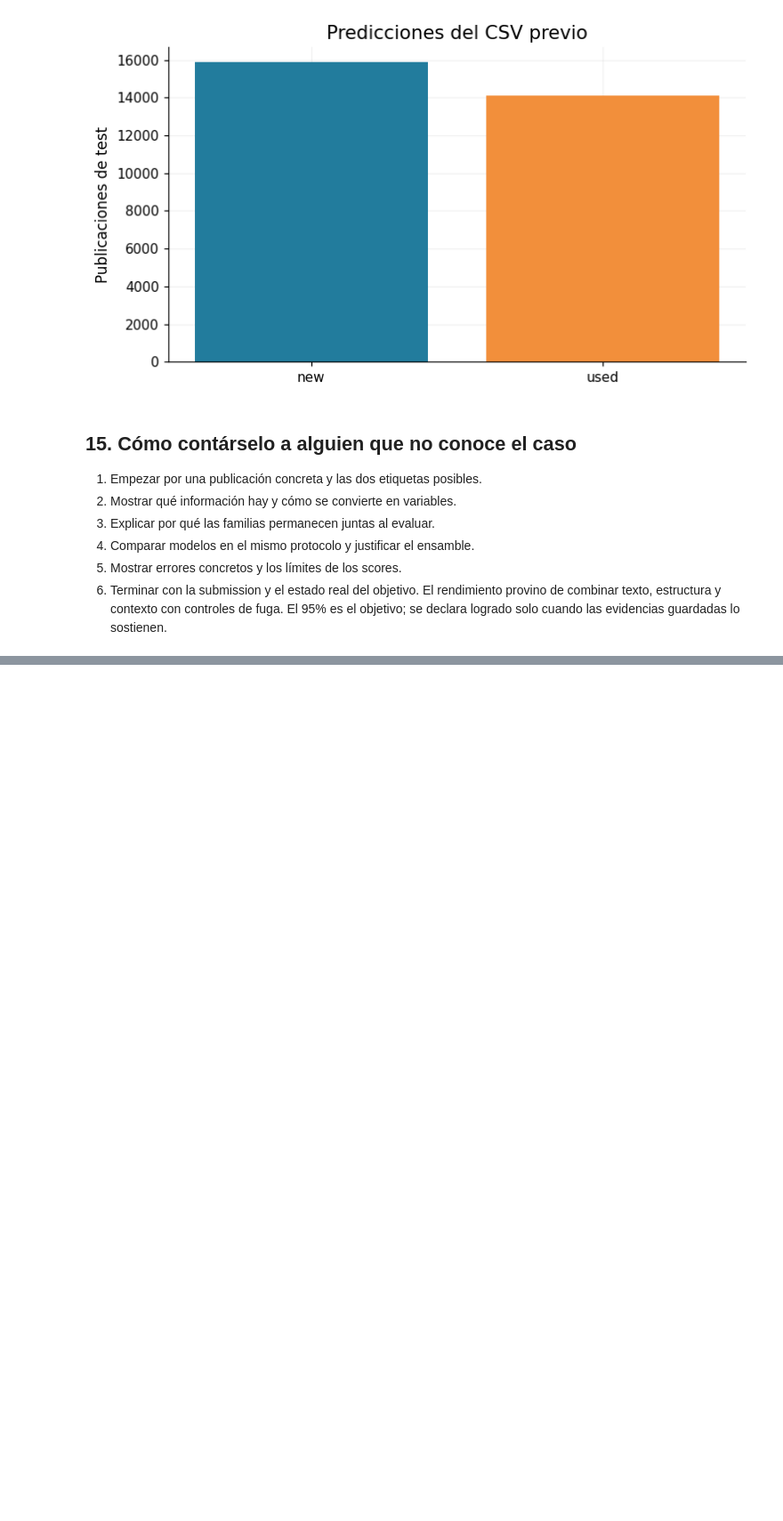
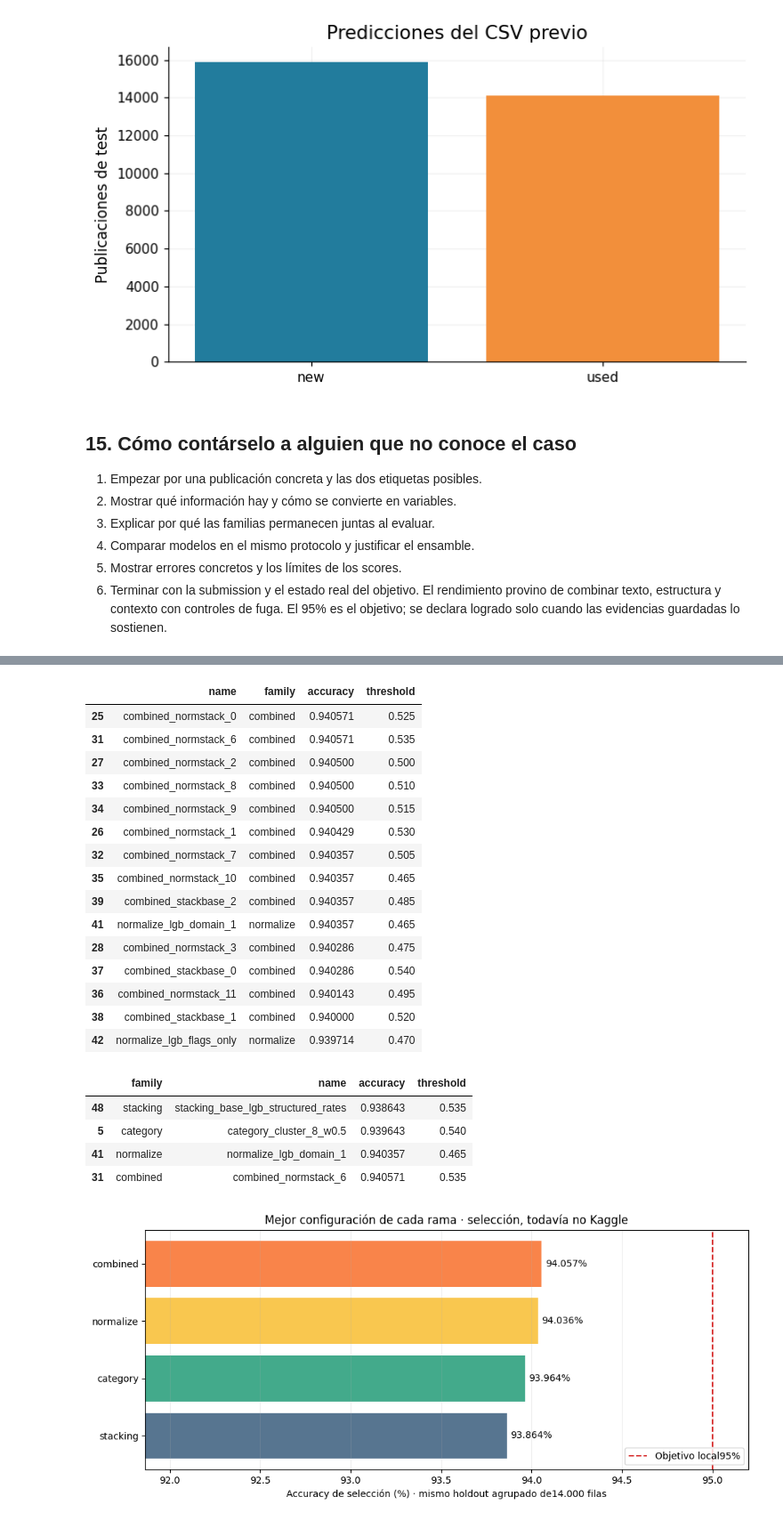
Before and after one commit to arirakowitba/tp_ap, a Jupyter notebook: notebooks/22_caso_desde_cero.ipynb, the cells around one changed output, grey strips where cells are left out. Shown at 89% size. Drawn from its saved outputs; the diff is of its cells as text; code cells hidden in the pictures; blank space fills up the shorter version.

```diff
--- a/notebooks/22_caso_desde_cero.ipynb
+++ b/notebooks/22_caso_desde_cero.ipynb
@@ -271,0 +286,29 @@ El rendimiento provino de combinar texto, estructura y contexto con controles de
+# %%
+OUT3=ROOT/'results/round_v3'
+from round3_visuals import summarize,overview,ablations,embedding_atlas,frozen_evaluation
+round3_table=summarize(OUT3)
+display(round3_table[[c for c in ['name','family','accuracy','threshold'] if c in round3_table]].head(15))
+display(overview(OUT3))
+# %% [output]
+|  | name | family | accuracy | threshold |
+| 25 | combined_normstack_0 | combined | 0.940571 | 0.525 |
+| 31 | combined_normstack_6 | combined | 0.940571 | 0.535 |
+| 27 | combined_normstack_2 | combined | 0.940500 | 0.500 |
+| 33 | combined_normstack_8 | combined | 0.940500 | 0.510 |
+| 34 | combined_normstack_9 | combined | 0.940500 | 0.515 |
+| 26 | combined_normstack_1 | combined | 0.940429 | 0.530 |
+| 32 | combined_normstack_7 | combined | 0.940357 | 0.505 |
+| 35 | combined_normstack_10 | combined | 0.940357 | 0.465 |
+| 39 | combined_stackbase_2 | combined | 0.940357 | 0.485 |
+| 41 | normalize_lgb_domain_1 | normalize | 0.940357 | 0.465 |
+| 28 | combined_normstack_3 | combined | 0.940286 | 0.475 |
+| 37 | combined_stackbase_0 | combined | 0.940286 | 0.540 |
+| 36 | combined_normstack_11 | combined | 0.940143 | 0.495 |
+| 38 | combined_stackbase_1 | combined | 0.940000 | 0.520 |
+| 42 | normalize_lgb_flags_only | normalize | 0.939714 | 0.470 |
+|  | family | name | accuracy | threshold |
+| 48 | stacking | stacking_base_lgb_structured_rates | 0.938643 | 0.535 |
+| 5 | category | category_cluster_8_w0.5 | 0.939643 | 0.540 |
+| 41 | normalize | normalize_lgb_domain_1 | 0.940357 | 0.465 |
+| 31 | combined | combined_normstack_6 | 0.940571 | 0.535 |
+[figure, added]
```
Also changed, not shown: parts of 9 cells of this notebook, 17 other files.
